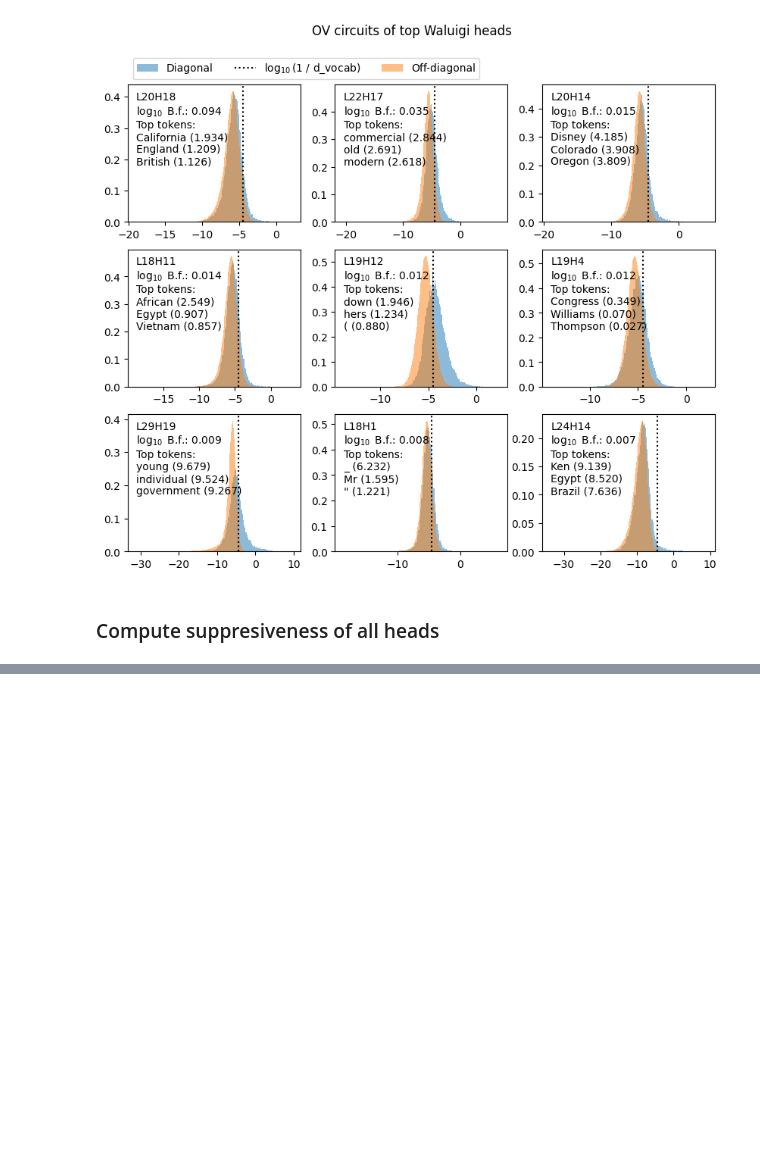
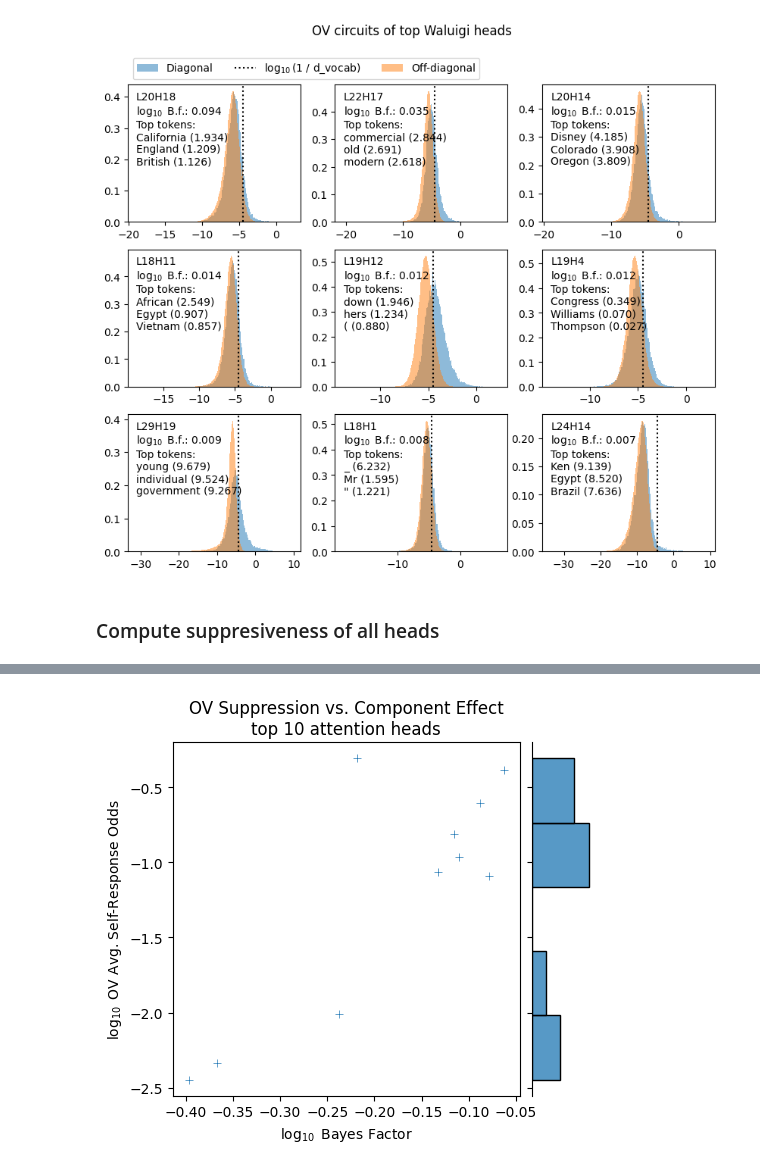
Before and after one commit to ed1d1a8d/prompt-injection-interp, a Jupyter notebook: notebooks/dontsay/ov-analysis.ipynb, the cells around one changed output, grey strips where cells are left out. Saved outputs shown, nothing was run; the diff lists cells and outputs as text; code cells hidden in the pictures; blank space fills up the shorter version.

```diff
--- a/notebooks/dontsay/ov-analysis.ipynb
+++ b/notebooks/dontsay/ov-analysis.ipynb
@@ -320,0 +319,30 @@ No artists with labels found to put in legend.  Note that artists whose label st
+# %%
+# n_attn_heads = ATN_HEAD_LABEL_MASK[:48].sum()
+n_attn_heads = 10
+g = sns.jointplot(
+    data=dfm[:n_attn_heads],
+    x="log10_bf_nc_c",
+    y="mean_minus_offdiag",
+    alpha=1,
+    marker="+",
+    height=5,
+)
+g.ax_marg_x.remove()
+
+# Add back in plot border on top
+g.ax_joint.spines["top"].set_visible(True)
+g.ax_joint.spines["right"].set_visible(True)
+
+plt.xlabel("$\log_{10}$ Bayes Factor")
+plt.ylabel("$\log_{10}$ OV Avg. Self-Response Odds")
+plt.title(
+    "\n".join(
+        [
+            "OV Suppression vs. Component Effect",
+            f"top {n_attn_heads} attention heads",
+        ]
+    )
+)
+plt.show()
+# %% [output]
+[figure, added]
```
Also changed, not shown: parts of 12 cells of this notebook, 1 other file.
